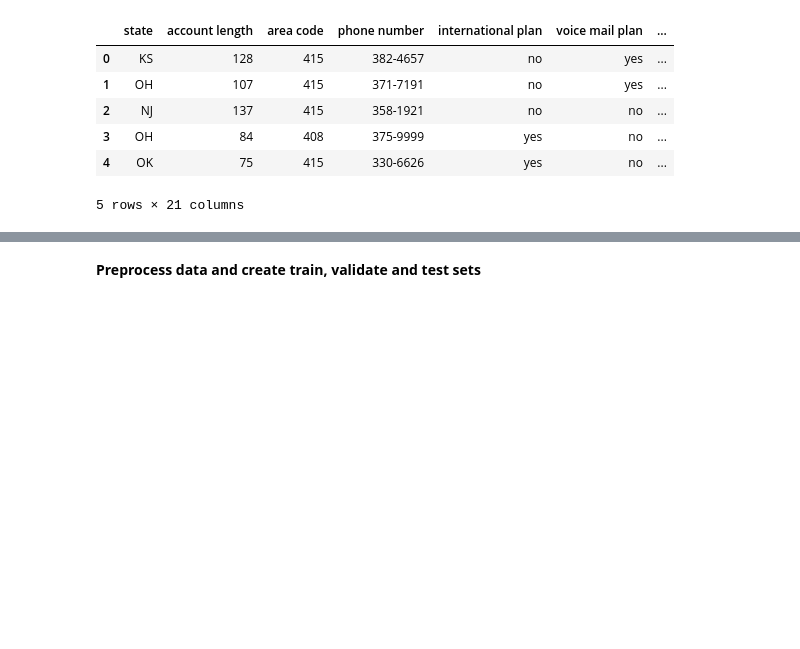
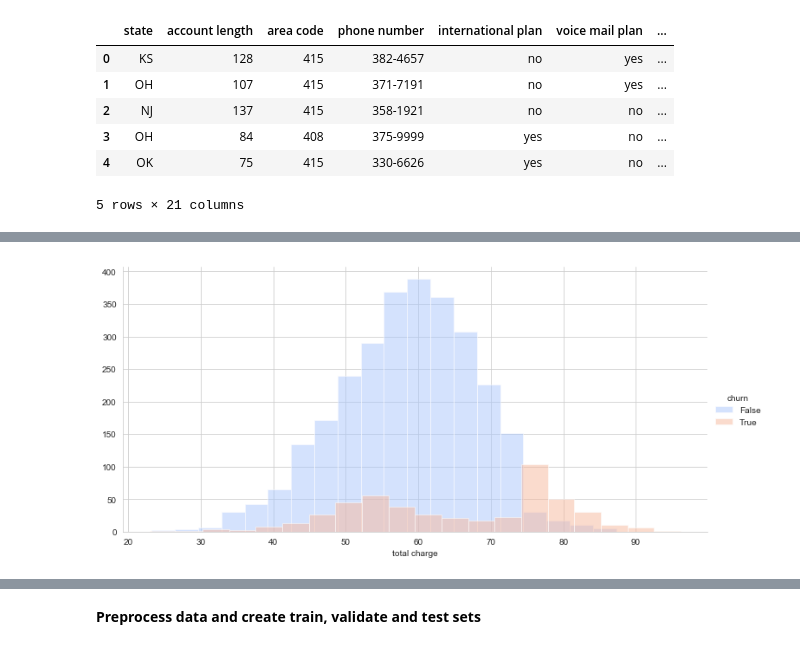
Before and after one commit to calvinchoi21/predicting-customer-churn, a Jupyter notebook: Classification_Customer_Churn.ipynb, the cells around one changed output, grey strips where cells are left out. Saved outputs shown, nothing was run; the diff lists cells and outputs as text; code cells hidden in the pictures; blank space fills up the shorter version.

```diff
--- a/Classification_Customer_Churn.ipynb
+++ b/Classification_Customer_Churn.ipynb
@@ -61,0 +74,5 @@ From the above percentages, it is apparent that there is a class imbalance in th
+# %%
+g = sns.FacetGrid(df, hue="churn", height=5, aspect=2, palette='coolwarm')
+g = g.map(plt.hist, 'total charge', bins=20, alpha=0.5).add_legend()
+# %% [output]
+[figure, added]
```
Also changed, not shown: parts of 18 cells of this notebook.
